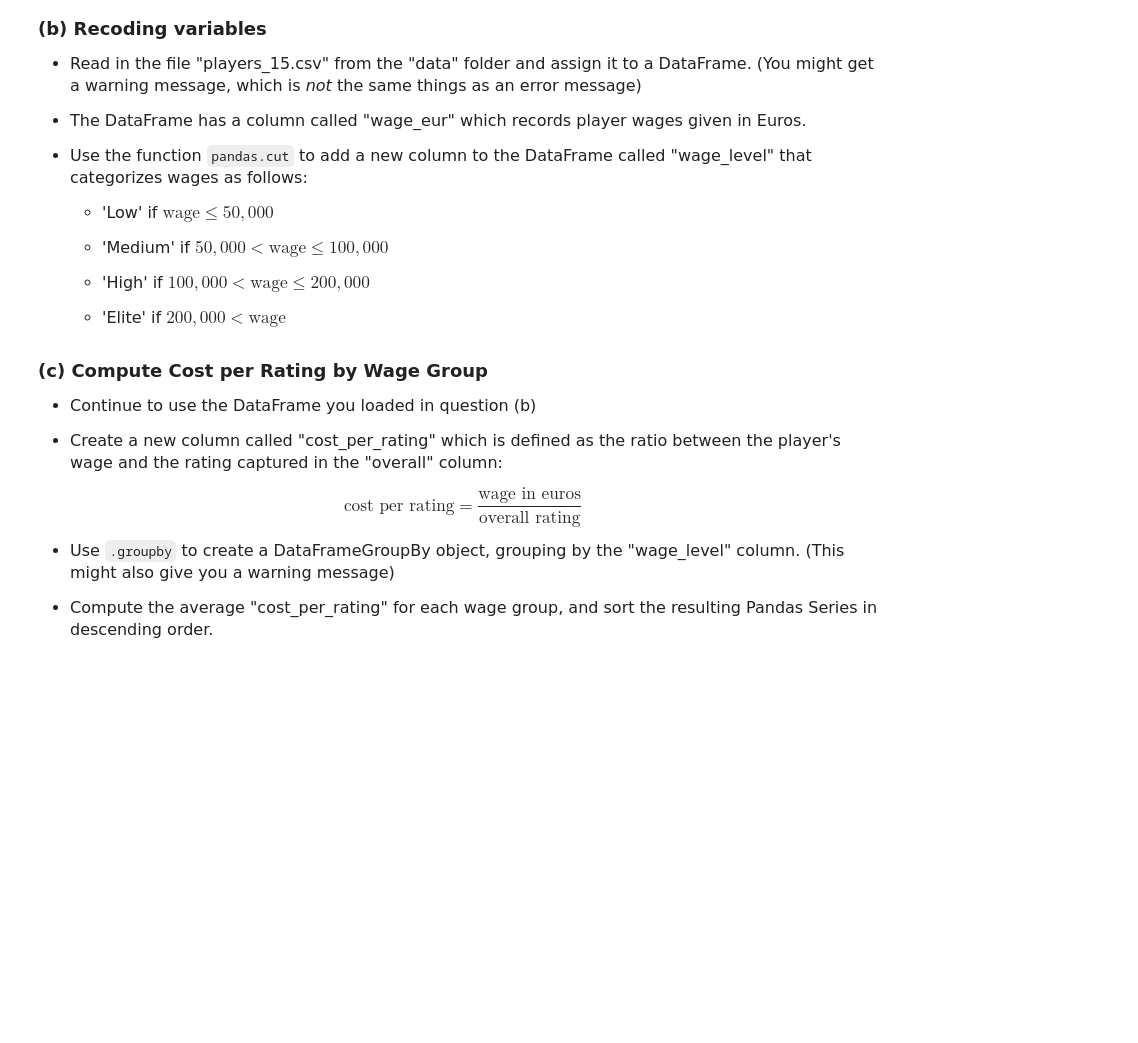
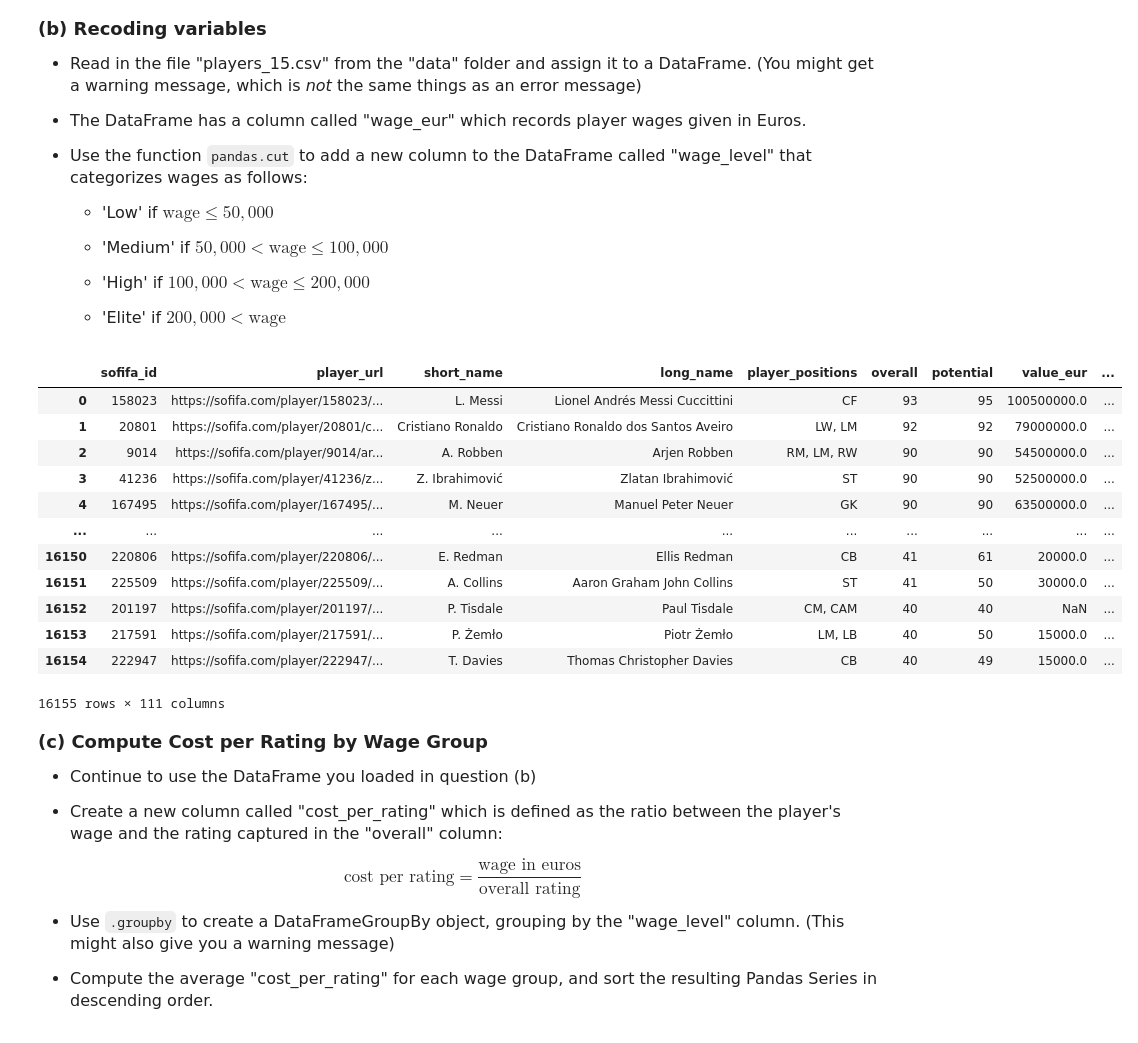
Before and after one commit to yjprk/datasci151spring2026, a Jupyter notebook: _assignments/assignment_9/Assignment9.ipynb, the cells around one changed output. Drawn from its saved outputs; the diff is of its cells as text; code cells hidden in the pictures; blank space fills up the shorter version.

```diff
--- a/_assignments/assignment_9/Assignment9.ipynb
+++ b/_assignments/assignment_9/Assignment9.ipynb
@@ -89,6 +106,30 @@ model = smf.ols(formula = "dependent_var ~ independent_var1  + independent_var2"
     - 'Elite' if $200,000 < \textrm{wage}$
 # %%
 # your code here
+df_players = pd.read_csv("data/players_15.csv")
+
+bins   = [0, 50000, 100000, 200000, np.inf]
+labels = ["Low", "Medium", "High", "Elite"]
+
+df_players["wage_level"] = pd.cut(df_players["wage_eur"],
+                                   bins=bins,
+                                   labels=labels)
+
+display(df_players)
+# %% [output]
+|  | sofifa_id | player_url | short_name | long_name | player_positions | overall | potential | value_eur | ... |
+| 0 | 158023 | https://sofifa.com/player/158023/... | L. Messi | Lionel Andrés Messi Cuccittini | CF | 93 | 95 | 100500000.0 | ... |
+| 1 | 20801 | https://sofifa.com/player/20801/c... | Cristiano Ronaldo | Cristiano Ronaldo dos Santos Aveiro | LW, LM | 92 | 92 | 79000000.0 | ... |
+| 2 | 9014 | https://sofifa.com/player/9014/ar... | A. Robben | Arjen Robben | RM, LM, RW | 90 | 90 | 54500000.0 | ... |
+| 3 | 41236 | https://sofifa.com/player/41236/z... | Z. Ibrahimović | Zlatan Ibrahimović | ST | 90 | 90 | 52500000.0 | ... |
+| 4 | 167495 | https://sofifa.com/player/167495/... | M. Neuer | Manuel Peter Neuer | GK | 90 | 90 | 63500000.0 | ... |
+| ... | ... | ... | ... | ... | ... | ... | ... | ... | ... |
+| 16150 | 220806 | https://sofifa.com/player/220806/... | E. Redman | Ellis Redman | CB | 41 | 61 | 20000.0 | ... |
+| 16151 | 225509 | https://sofifa.com/player/225509/... | A. Collins | Aaron Graham John Collins | ST | 41 | 50 | 30000.0 | ... |
+| 16152 | 201197 | https://sofifa.com/player/201197/... | P. Tisdale | Paul Tisdale | CM, CAM | 40 | 40 | NaN | ... |
+| 16153 | 217591 | https://sofifa.com/player/217591/... | P. Żemło | Piotr Żemło | LM, LB | 40 | 50 | 15000.0 | ... |
+| 16154 | 222947 | https://sofifa.com/player/222947/... | T. Davies | Thomas Christopher Davies | CB | 40 | 49 | 15000.0 | ... |
+16155 rows × 111 columns
 # %% [markdown]
 <font size = "4">
 
```
Also changed, not shown: parts of 5 cells of this notebook.
